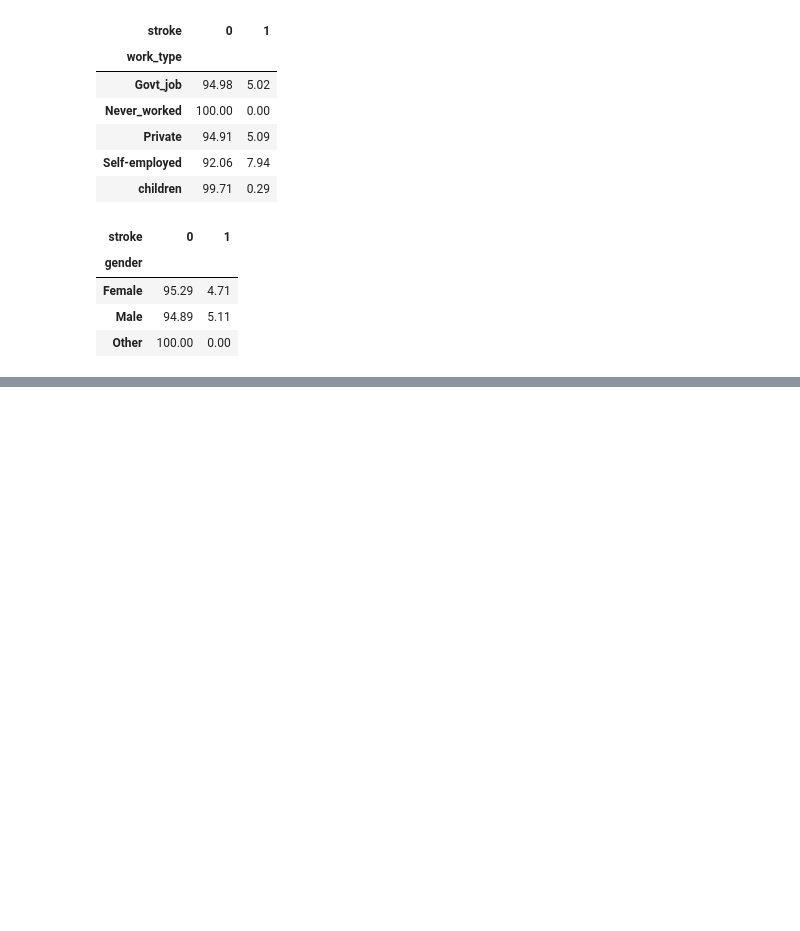
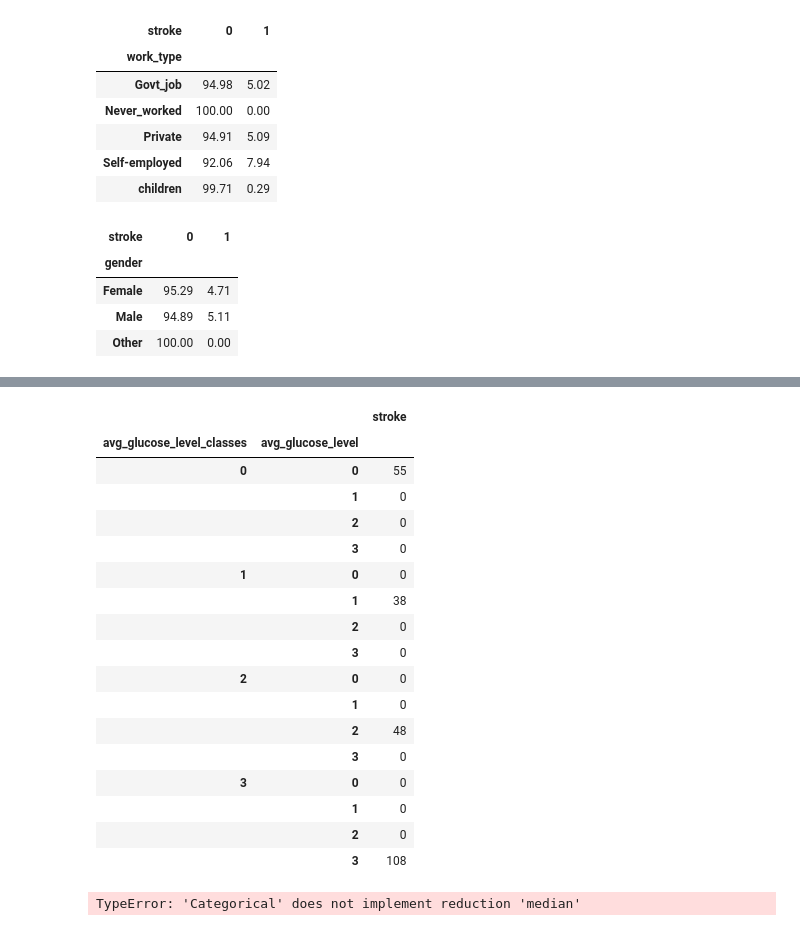
Before and after one commit to yannoushka74/Strokes_prediction_-BERTHET_NOURAUD_TRIEU, a Jupyter notebook: strokes_cleaning.ipynb, the cells around one changed output, grey strips where cells are left out. Saved outputs shown, nothing was run; the diff lists cells and outputs as text; code cells hidden in the pictures; blank space fills up the shorter version.

```diff
--- a/strokes_cleaning.ipynb
+++ b/strokes_cleaning.ipynb
@@ -240,0 +348,3 @@ round(pd.crosstab(df_new["gender"], df_new["stroke"],normalize="index")*100, 2)
+# %%
+df['avg_glucose_level_classes'] = pd.qcut(df['avg_glucose_level'], labels=[0, 1, 2, 3], q=4)
+df['avg_glucose_level_classes']
@@ -240,0 +366,56 @@ round(pd.crosstab(df_new["gender"], df_new["stroke"],normalize="index")*100, 2)
+# %%
+state_summary=df.groupby(['avg_glucose_level_classes','avg_glucose_level']).agg({'stroke': 'sum'})
+state_summary
+
+
+#Etude des crises cardiaques qui dépend de sa tranche de son taux de glucose
+# %% [output]
+|  |  | stroke |
+| avg_glucose_level_classes | avg_glucose_level |  |
+| 0 | 0 | 55 |
+|  | 1 | 0 |
+|  | 2 | 0 |
+|  | 3 | 0 |
+| 1 | 0 | 0 |
+|  | 1 | 38 |
+|  | 2 | 0 |
+|  | 3 | 0 |
+| 2 | 0 | 0 |
+|  | 1 | 0 |
+|  | 2 | 48 |
+|  | 3 | 0 |
+| 3 | 0 | 0 |
+|  | 1 | 0 |
+|  | 2 | 0 |
+|  | 3 | 108 |
+# %%
+#Taux de glucose en fonction de l'habitation
+
+# Quantité maximale
+max_avg_glucose_level = lambda avg_glucose_level: avg_glucose_level[avg_glucose_level > 0].max()
+
+# Quantité minimale
+min_avg_glucose_level = lambda avg_glucose_level: avg_glucose_level[avg_glucose_level > 0].min()
+
+# Quantité médiane
+median_avg_glucose_level = lambda avg_glucose_level : avg_glucose_level[avg_glucose_level > 0].median()
+
+
+
+
+# Définition du dictionnaire de fonctions à appliquer
+functions_to_apply = {
+    'avg_glucose_level' : [max_avg_glucose_level, min_avg_glucose_level, median_avg_glucose_level]
+}
+
+
+# Operation groupby
+avg_glucose_level_groupby = df.groupby('stroke').agg(functions_to_apply)
+
+# Pour un meilleur affichage, on peut renommer les colonnes produite par le groupby
+avg_glucose_level_groupby.columns.set_levels(['max_avg_glucose_level', 'min_avg_glucose_level', 'median_avg_glucose_level'], level=1, inplace = True)
+
+# Affichage des premières lignes du Dataframe produit par l'opération groupby
+avg_glucose_level_groupby.head()
+# %% [output]
+TypeError: 'Categorical' does not implement reduction 'median'
```
Also changed, not shown: parts of 7 cells of this notebook.
